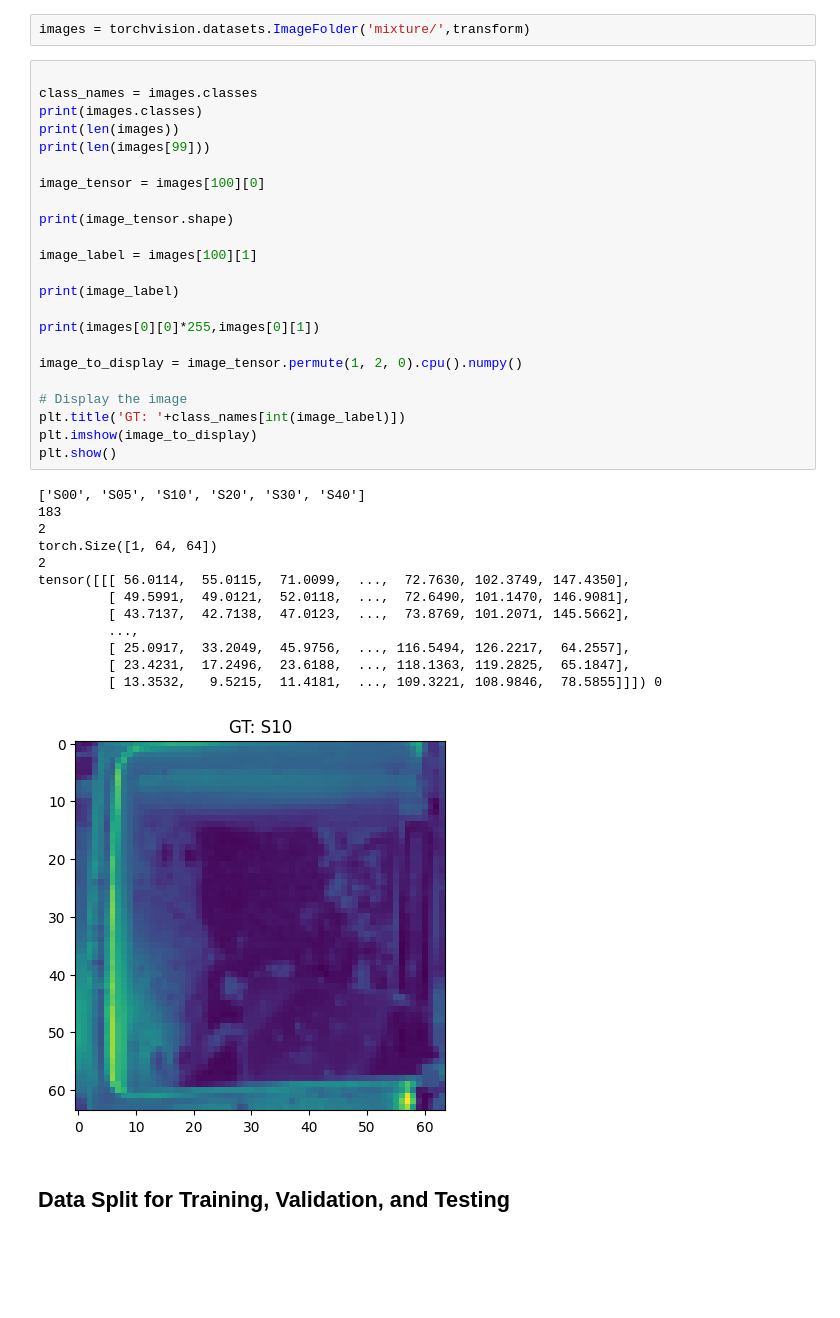
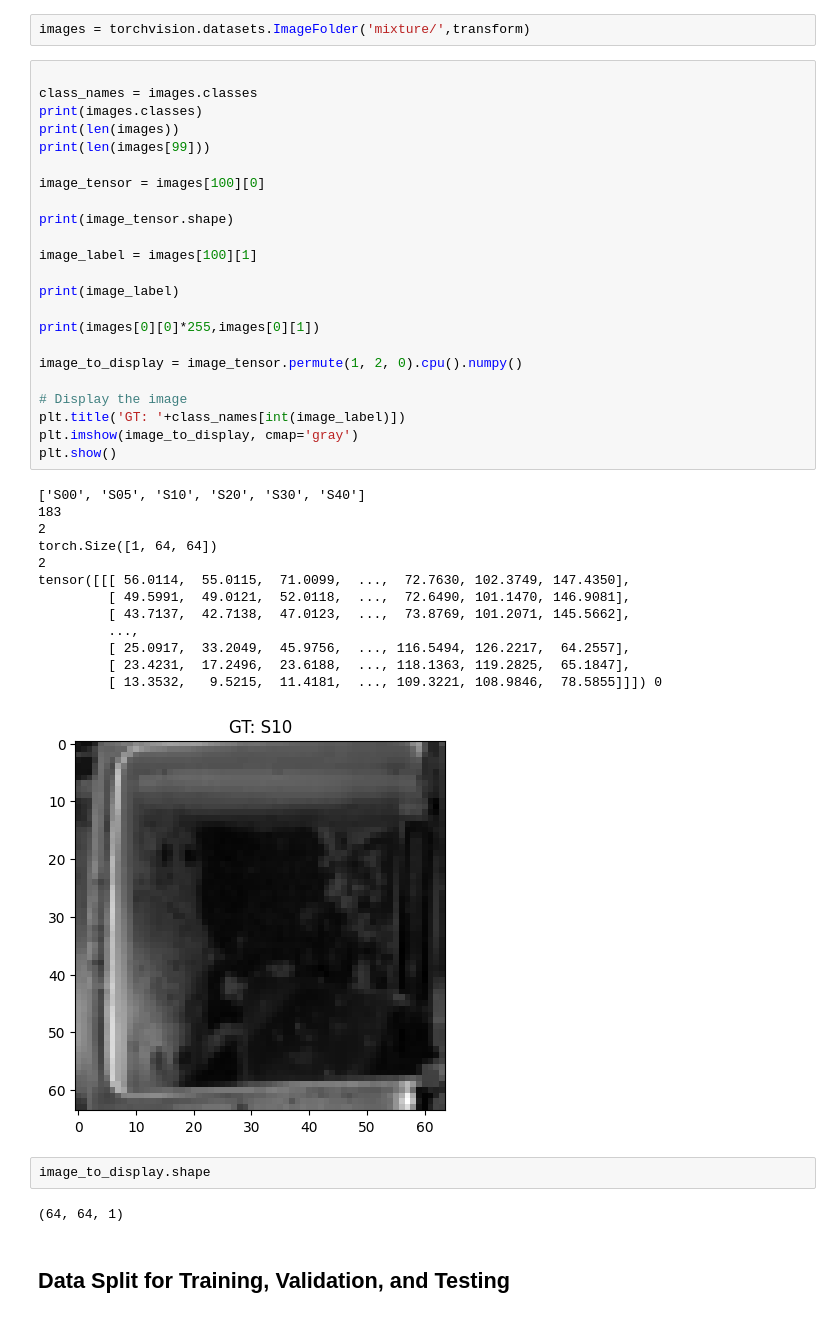
Before and after one commit to TAMIDSpiyalong/Decision-Science-for-Sustainable-Livestock-Systems, a Jupyter notebook: computer_vision_for_feed_grading.ipynb, the cells around one changed output. Saved outputs shown, nothing was run; the diff lists cells and outputs as text; blank space fills up the shorter version.

```diff
--- a/computer_vision_for_feed_grading.ipynb
+++ b/computer_vision_for_feed_grading.ipynb
@@ -87,35 +87,39 @@ print(len(images))
 print(len(images[99]))
 
 image_tensor = images[100][0]
 
 print(image_tensor.shape)
 
 image_label = images[100][1]
 
 print(image_label)
 
 print(images[0][0]*255,images[0][1])
 
 image_to_display = image_tensor.permute(1, 2, 0).cpu().numpy()
 
 # Display the image
 plt.title('GT: '+class_names[int(image_label)])
-plt.imshow(image_to_display)
+plt.imshow(image_to_display, cmap='gray')
 plt.show()
 # %% [output]
 ['S00', 'S05', 'S10', 'S20', 'S30', 'S40']
 183
 2
 torch.Size([1, 64, 64])
 2
 tensor([[[ 56.0114,  55.0115,  71.0099,  ...,  72.7630, 102.3749, 147.4350],
          [ 49.5991,  49.0121,  52.0118,  ...,  72.6490, 101.1470, 146.9081],
          [ 43.7137,  42.7138,  47.0123,  ...,  73.8769, 101.2071, 145.5662],
          ...,
          [ 25.0917,  33.2049,  45.9756,  ..., 116.5494, 126.2217,  64.2557],
          [ 23.4231,  17.2496,  23.6188,  ..., 118.1363, 119.2825,  65.1847],
          [ 13.3532,   9.5215,  11.4181,  ..., 109.3221, 108.9846,  78.5855]]]) 0
-[figure, old version]
+[figure, new version]
+# %%
+image_to_display.shape
+# %% [output]
+(64, 64, 1)
 # %% [markdown]
 ## Data Split for Training, Validation, and Testing
 # %%
```
Also changed, not shown: parts of 19 cells of this notebook.
